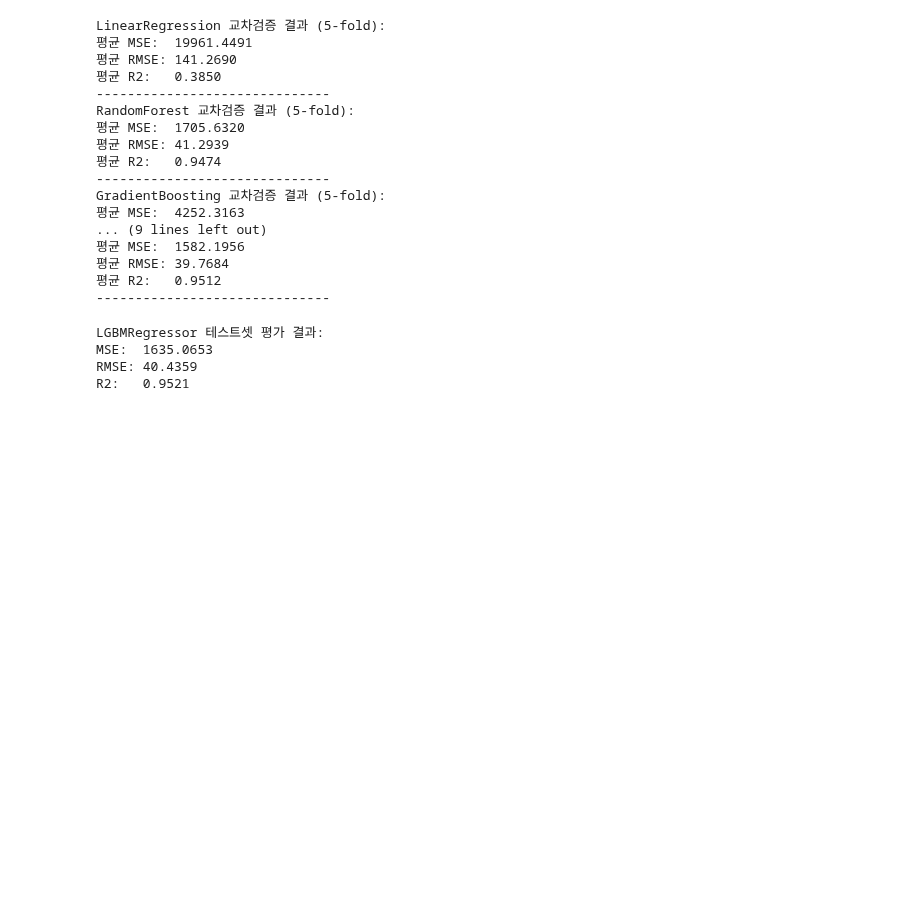
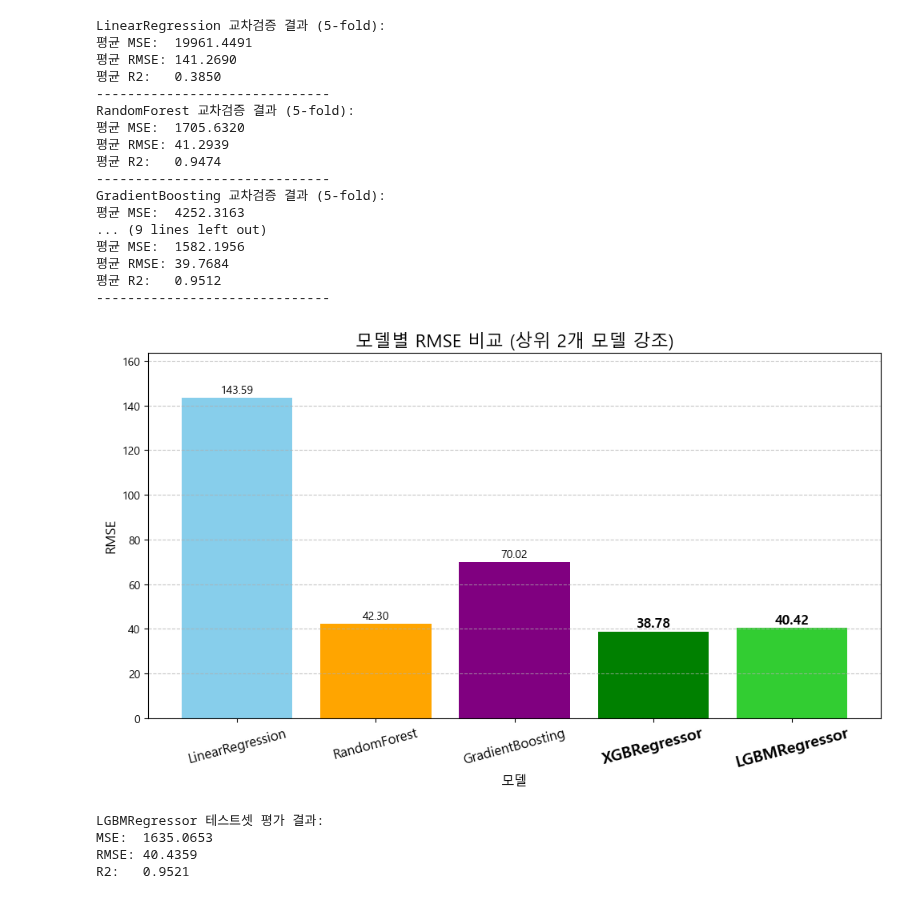
Before and after one commit to zdeik/hipython_rep, a Jupyter notebook: 39.bike대여량예측모델.ipynb, the cells around one changed output. Saved outputs shown, nothing was run; the diff lists cells and outputs as text; code cells hidden in the pictures; blank space fills up the shorter version.

```diff
--- a/39.bike대여량예측모델.ipynb
+++ b/39.bike대여량예측모델.ipynb
@@ -460,6 +460,55 @@ GradientBoosting 교차검증 결과 (5-fold):
 평균 RMSE: 39.7684
 평균 R2:   0.9512
 ------------------------------
+# %%
+models = ['LinearRegression', 'RandomForest', 'GradientBoosting', 'XGBRegressor', 'LGBMRegressor']
+rmse_values = [143.59, 42.30, 70.02, 38.78, 40.42]
+
+# RMSE 기준으로 상위 2개(낮은 값) 인덱스 찾기
+top2_indices = np.argsort(rmse_values)[:2]
+
+base_colors = ['skyblue', 'orange', 'purple', 'cyan', 'magenta']
+
+colors = []
+for i in range(len(models)):
+    if i in top2_indices:
+        colors.append('green' if i == top2_indices[0] else 'limegreen')
+    else:
+        colors.append(base_colors[i])
+
+plt.figure(figsize=(10, 6))
+bars = plt.bar(models, rmse_values, color=colors)
+plt.title('모델별 RMSE 비교 (상위 2개 모델 강조)', fontsize=16)
+plt.xlabel('모델', fontsize=12)
+plt.ylabel('RMSE', fontsize=12)
+plt.ylim(0, max(rmse_values) + 20)
+
+# x축 글씨 스타일: 상위 2개는 굵고 크게
+for i, label in enumerate(plt.gca().get_xticklabels()):
+    if i in top2_indices:
+        label.set_fontsize(14)
+        label.set_fontweight('bold')
+    else:
+        label.set_fontsize(12)
+        label.set_fontweight('normal')
+
+plt.xticks(rotation=15)
+
+# 막대 위 수치 표시
+for i, bar in enumerate(bars):
+    yval = bar.get_height()
+    if i in top2_indices:
+        plt.text(bar.get_x() + bar.get_width()/2, yval + 2, f'{yval:.2f}',
+                 ha='center', fontsize=12, fontweight='bold', color='black')
+    else:
+        plt.text(bar.get_x() + bar.get_width()/2, yval + 2, f'{yval:.2f}',
+                 ha='center', fontsize=10, color='black')
+
+plt.grid(axis='y', linestyle='--', alpha=0.7)
+plt.tight_layout()
+plt.show()
+# %% [output]
+[figure, added]
 # %%
 model = LGBMRegressor(random_state=42)
 model.fit(X_train, y_train)
```
Also changed, not shown: parts of 1 cell of this notebook, 2 other files.
